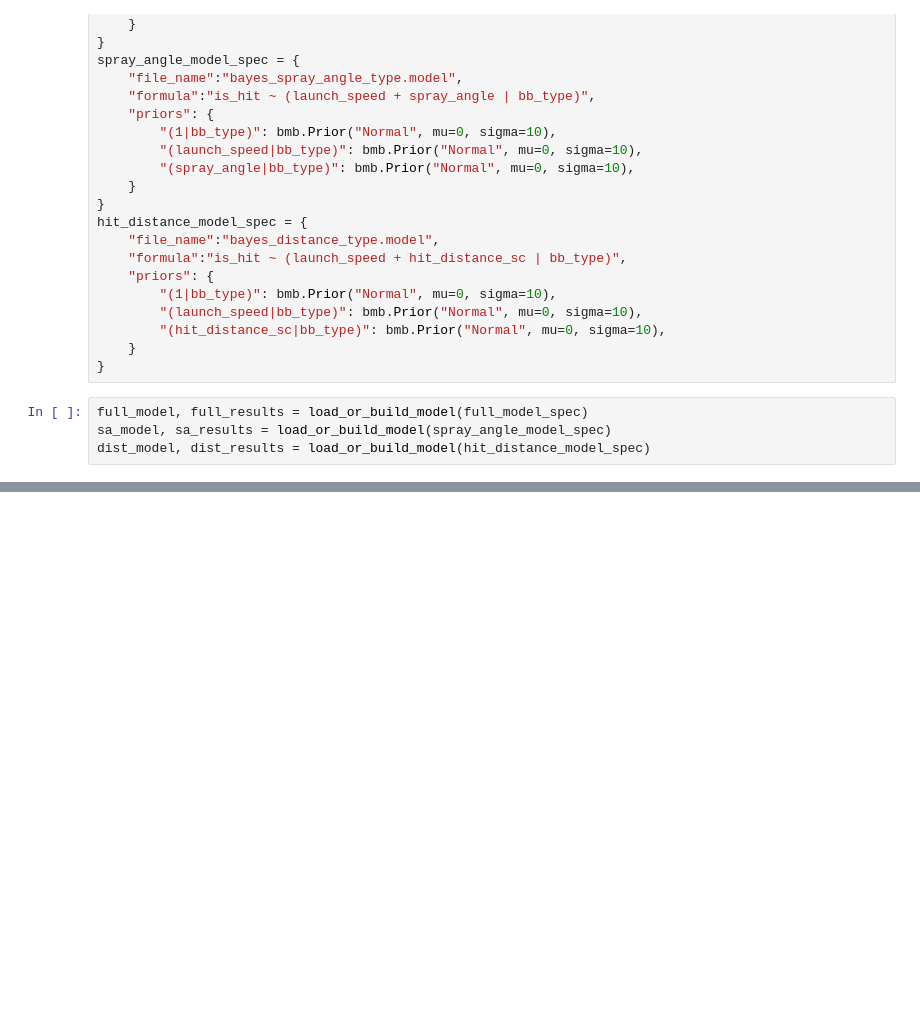
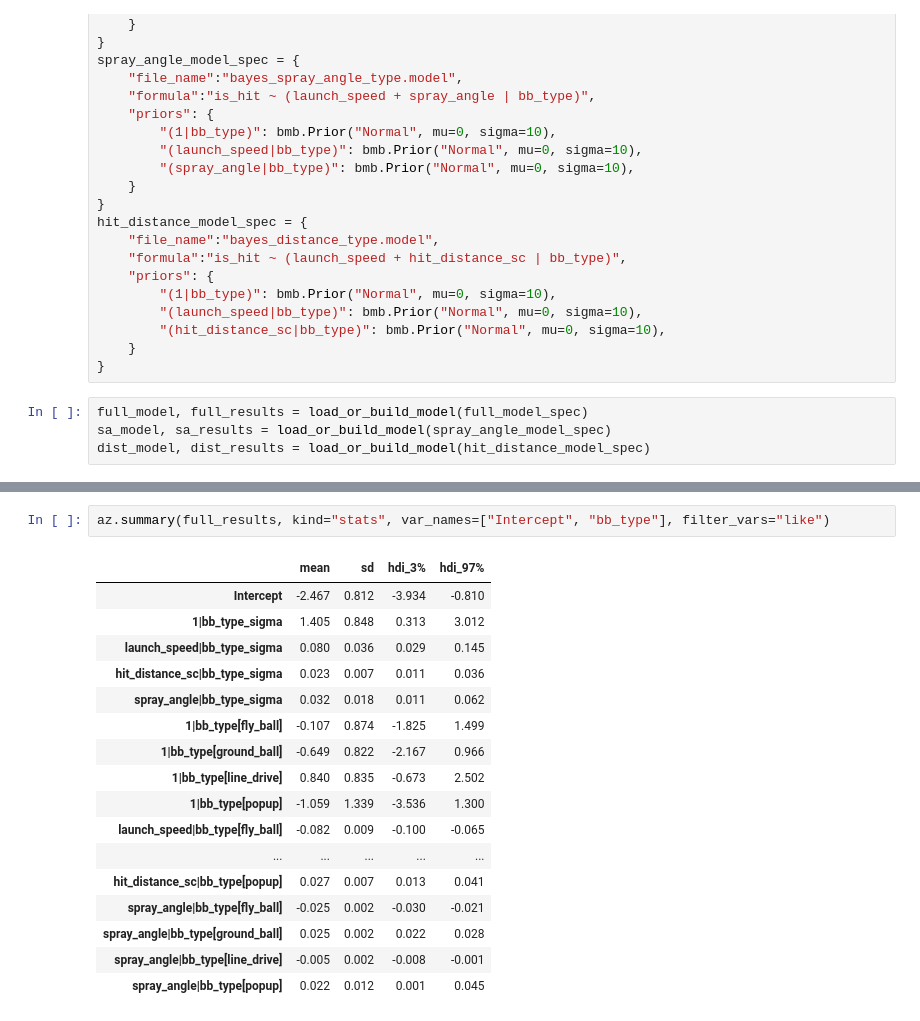
Before and after one commit to mattbbernstein/bayes-hit-probability, a Jupyter notebook: Modelling.ipynb, the cells around one changed output, grey strips where cells are left out. Cells and saved outputs as stored; diff of their text form; blank space fills up the shorter version.

```diff
--- a/Modelling.ipynb
+++ b/Modelling.ipynb
@@ -229,0 +225,20 @@ dist_eval = model_accuracy_viz(dist_model, dist_results, X_test, model_name = "H
+# %%
+az.summary(full_results, kind="stats", var_names=["Intercept", "bb_type"], filter_vars="like")
+# %% [output]
+|  | mean | sd | hdi_3% | hdi_97% |
+| Intercept | -2.467 | 0.812 | -3.934 | -0.810 |
+| 1|bb_type_sigma | 1.405 | 0.848 | 0.313 | 3.012 |
+| launch_speed|bb_type_sigma | 0.080 | 0.036 | 0.029 | 0.145 |
+| hit_distance_sc|bb_type_sigma | 0.023 | 0.007 | 0.011 | 0.036 |
+| spray_angle|bb_type_sigma | 0.032 | 0.018 | 0.011 | 0.062 |
+| 1|bb_type[fly_ball] | -0.107 | 0.874 | -1.825 | 1.499 |
+| 1|bb_type[ground_ball] | -0.649 | 0.822 | -2.167 | 0.966 |
+| 1|bb_type[line_drive] | 0.840 | 0.835 | -0.673 | 2.502 |
+| 1|bb_type[popup] | -1.059 | 1.339 | -3.536 | 1.300 |
+| launch_speed|bb_type[fly_ball] | -0.082 | 0.009 | -0.100 | -0.065 |
+| ... | ... | ... | ... | ... |
+| hit_distance_sc|bb_type[popup] | 0.027 | 0.007 | 0.013 | 0.041 |
+| spray_angle|bb_type[fly_ball] | -0.025 | 0.002 | -0.030 | -0.021 |
+| spray_angle|bb_type[ground_ball] | 0.025 | 0.002 | 0.022 | 0.028 |
+| spray_angle|bb_type[line_drive] | -0.005 | 0.002 | -0.008 | -0.001 |
+| spray_angle|bb_type[popup] | 0.022 | 0.012 | 0.001 | 0.045 |
```
Also changed, not shown: parts of 9 cells of this notebook, 8 other files.
